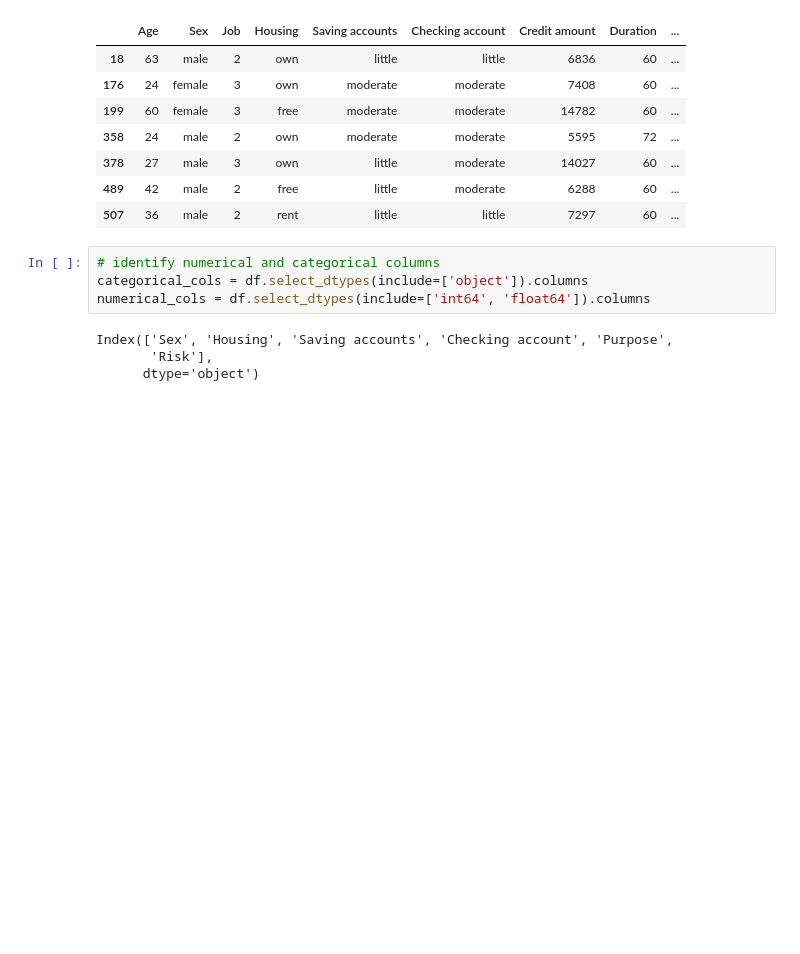
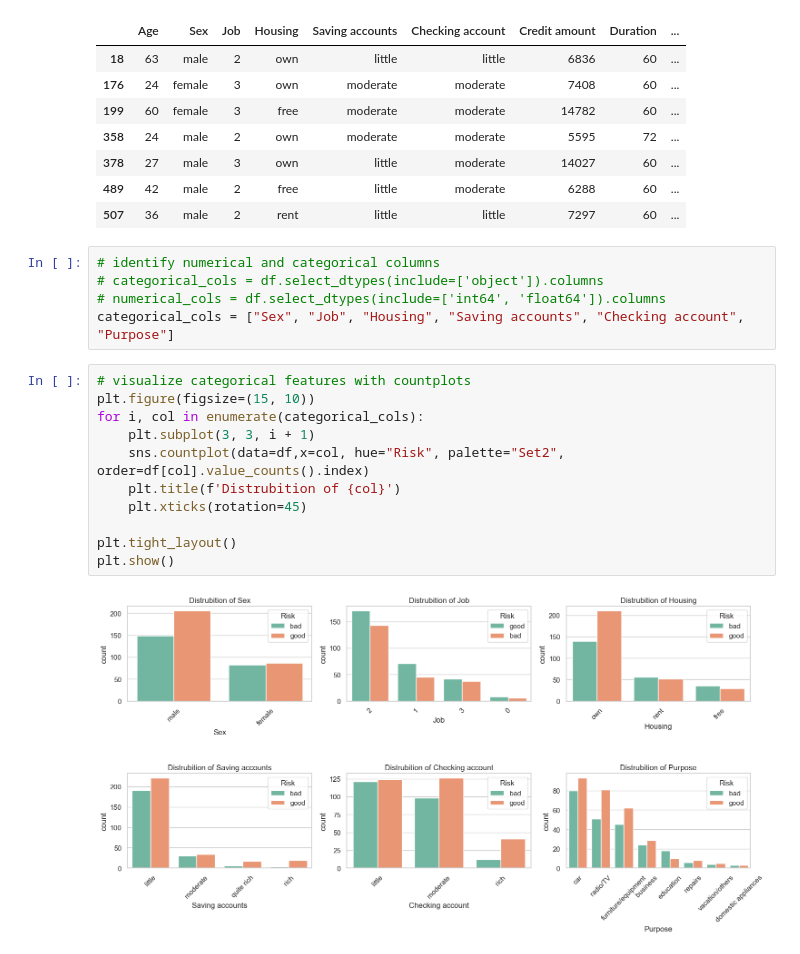
Before and after one commit to chidoakd/Credit-Risk-Modeling, a Jupyter notebook: credit_check.ipynb, the cells around one changed output. Drawn from its saved outputs; the diff is of its cells as text; blank space fills up the shorter version.

Commit message:
visualize categorical features with countplots

```diff
--- a/credit_check.ipynb
+++ b/credit_check.ipynb
@@ -150,9 +150,19 @@ df.query("Duration >= 60")
 | 507 | 36 | male | 2 | rent | little | little | 7297 | 60 | ... |
 # %%
 # identify numerical and categorical columns
-categorical_cols = df.select_dtypes(include=['object']).columns
-numerical_cols = df.select_dtypes(include=['int64', 'float64']).columns
+# categorical_cols = df.select_dtypes(include=['object']).columns
+# numerical_cols = df.select_dtypes(include=['int64', 'float64']).columns
+categorical_cols = ["Sex", "Job", "Housing", "Saving accounts", "Checking account", "Purpose"]
-# %% [output]
-Index(['Sex', 'Housing', 'Saving accounts', 'Checking account', 'Purpose',
-       'Risk'],
-      dtype='object')
+# %%
+# visualize categorical features with countplots
+plt.figure(figsize=(15, 10))
+for i, col in enumerate(categorical_cols):
+    plt.subplot(3, 3, i + 1)
+    sns.countplot(data=df,x=col, hue="Risk", palette="Set2", order=df[col].value_counts().index)
+    plt.title(f'Distrubition of {col}')
+    plt.xticks(rotation=45)
+
+plt.tight_layout()
+plt.show()
+# %% [output]
+[figure, added]
```
